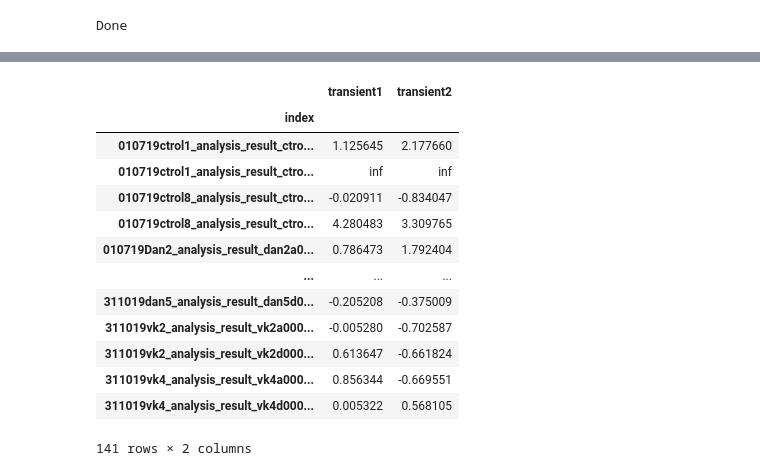
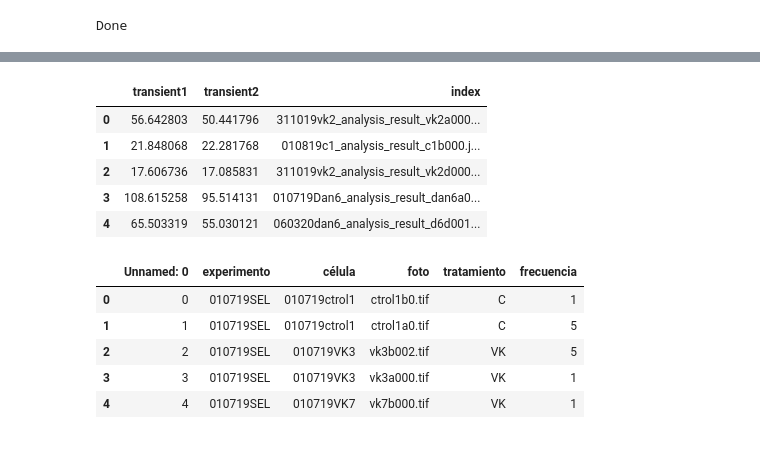
Before and after one commit to CardiAP/DesktopApp, a Jupyter notebook: filtrado.ipynb, the cells around one changed output, grey strips where cells are left out. Cells and saved outputs as stored; diff of their text form; code cells hidden in the pictures; blank space fills up the shorter version.

```diff
--- a/filtrado.ipynb
+++ b/filtrado.ipynb
@@ -272,4 +272,4 @@ for i in range(0,len (experiments)):
 local_taus_mean = taus_exp.T
 local_taus_mean.columns = ['transient1','transient2']
 # %%
-tau_file = pd.read_excel('/media/leandro/Volumen1TB/Lean/Analizador_imagenes_calcio/Luis/imagenes/wc_tau_preliminar.xlsx')
+tau_file = pd.read_excel('/media/leandro/Volumen1TB/Lean/Analizador_imagenes_calcio/Luis/wc_tau_preliminar.xlsx')
@@ -292,20 +287,22 @@ local_taus_mean
 # %%
 tau_file ['index'] = local_taus_mean.index.tolist()
-tau_file.set_index('index', inplace=True)
+# tau_file.set_index('index', inplace=True)
+del tau_file['Unnamed: 0']
 # %%
-tau_file - local_taus_mean
+tau_file.head()
 # %% [output]
-|  | transient1 | transient2 |
-| index |  |  |
-| 010719ctrol1_analysis_result_ctro... | 1.125645 | 2.177660 |
-| 010719ctrol1_analysis_result_ctro... | inf | inf |
-| 010719ctrol8_analysis_result_ctro... | -0.020911 | -0.834047 |
-| 010719ctrol8_analysis_result_ctro... | 4.280483 | 3.309765 |
-| 010719Dan2_analysis_result_dan2a0... | 0.786473 | 1.792404 |
-| ... | ... | ... |
-| 311019dan5_analysis_result_dan5d0... | -0.205208 | -0.375009 |
-| 311019vk2_analysis_result_vk2a000... | -0.005280 | -0.702587 |
-| 311019vk2_analysis_result_vk2d000... | 0.613647 | -0.661824 |
-| 311019vk4_analysis_result_vk4a000... | 0.856344 | -0.669551 |
-| 311019vk4_analysis_result_vk4d000... | 0.005322 | 0.568105 |
+|  | transient1 | transient2 | index |
+| 0 | 56.642803 | 50.441796 | 311019vk2_analysis_result_vk2a000... |
+| 1 | 21.848068 | 22.281768 | 010819c1_analysis_result_c1b000.j... |
+| 2 | 17.606736 | 17.085831 | 311019vk2_analysis_result_vk2d000... |
+| 3 | 108.615258 | 95.514131 | 010719Dan6_analysis_result_dan6a0... |
+| 4 | 65.503319 | 55.030121 | 060320dan6_analysis_result_d6d001... |
-141 rows × 2 columns
+# %%
+tabulado.head()
+# %% [output]
+|  | Unnamed: 0 | experimento | célula | foto | tratamiento | frecuencia |
+| 0 | 0 | 010719SEL | 010719ctrol1 | ctrol1b0.tif | C | 1 |
+| 1 | 1 | 010719SEL | 010719ctrol1 | ctrol1a0.tif | C | 5 |
+| 2 | 2 | 010719SEL | 010719VK3 | vk3b002.tif | VK | 5 |
+| 3 | 3 | 010719SEL | 010719VK3 | vk3a000.tif | VK | 1 |
+| 4 | 4 | 010719SEL | 010719VK7 | vk7b000.tif | VK | 1 |
```
Also changed, not shown: parts of 13 cells of this notebook.
